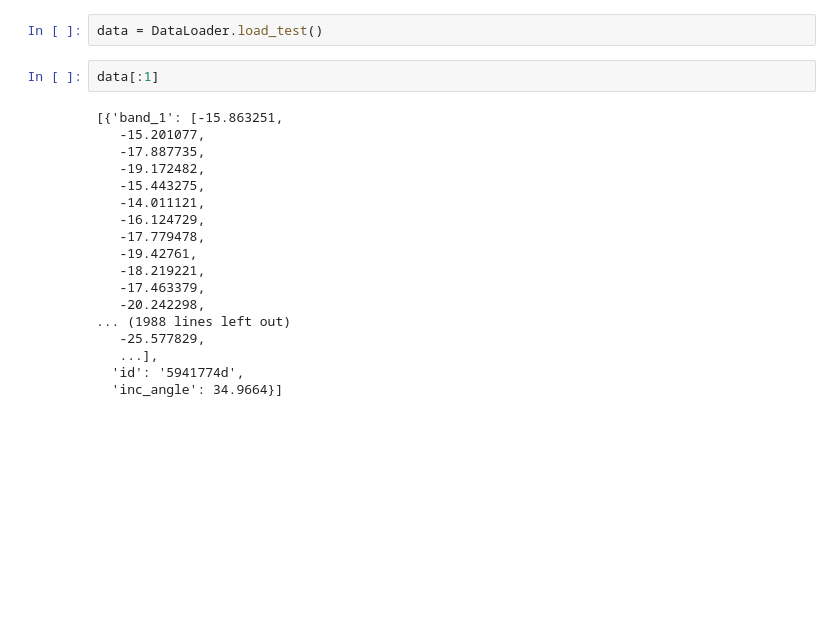
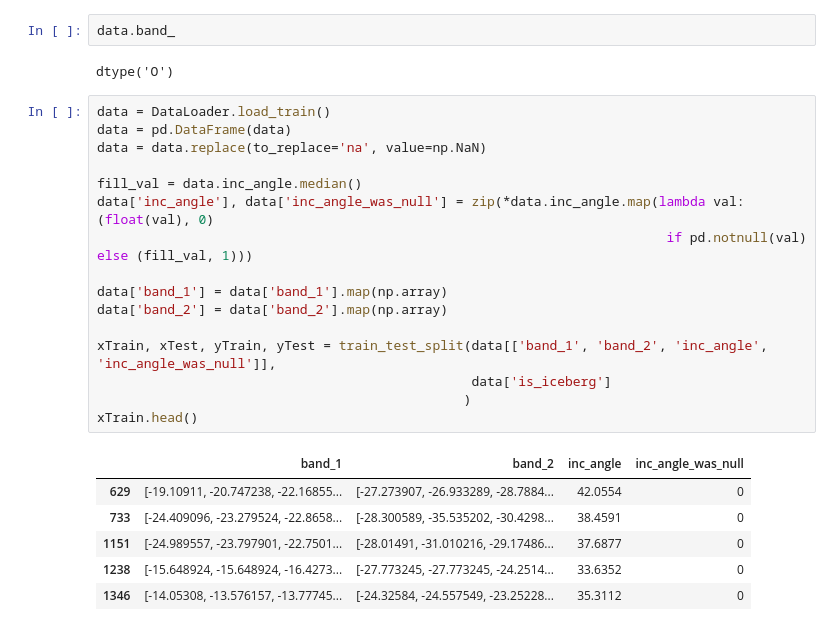
Before and after one commit to Webstep/StatoilCCoreKaggle, a Jupyter notebook: notebooks/milesg-Nothing-to-see-here.ipynb, the cells around one changed output. Saved outputs shown, nothing was run; the diff lists cells and outputs as text; blank space fills up the shorter version.

```diff
--- a/notebooks/milesg-Nothing-to-see-here.ipynb
+++ b/notebooks/milesg-Nothing-to-see-here.ipynb
@@ -15,22 +29,27 @@ Appending "/code/notebooks/.." to path
-# %%
-data = DataLoader.load_test()
 # %%
-data[:1]
+data.band_
 # %% [output]
-[{'band_1': [-15.863251,
-   -15.201077,
-   -17.887735,
-   -19.172482,
-   -15.443275,
-   -14.011121,
-   -16.124729,
-   -17.779478,
-   -19.42761,
-   -18.219221,
-   -17.463379,
-   -20.242298,
-... (1988 lines left out)
-   -25.577829,
-   ...],
-  'id': '5941774d',
-  'inc_angle': 34.9664}]
+dtype('O')
+# %%
+data = DataLoader.load_train()
+data = pd.DataFrame(data)
+data = data.replace(to_replace='na', value=np.NaN)
+
+fill_val = data.inc_angle.median()
+data['inc_angle'], data['inc_angle_was_null'] = zip(*data.inc_angle.map(lambda val: (float(val), 0)
+                                                                         if pd.notnull(val) else (fill_val, 1)))
+
+data['band_1'] = data['band_1'].map(np.array)
+data['band_2'] = data['band_2'].map(np.array)
+
+xTrain, xTest, yTrain, yTest = train_test_split(data[['band_1', 'band_2', 'inc_angle', 'inc_angle_was_null']],
+                                                data['is_iceberg']
+                                               )
+xTrain.head()
+# %% [output]
+|  | band_1 | band_2 | inc_angle | inc_angle_was_null |
+| 629 | [-19.10911, -20.747238, -22.16855... | [-27.273907, -26.933289, -28.7884... | 42.0554 | 0 |
+| 733 | [-24.409096, -23.279524, -22.8658... | [-28.300589, -35.535202, -30.4298... | 38.4591 | 0 |
+| 1151 | [-24.989557, -23.797901, -22.7501... | [-28.01491, -31.010216, -29.17486... | 37.6877 | 0 |
+| 1238 | [-15.648924, -15.648924, -16.4273... | [-27.773245, -27.773245, -24.2514... | 33.6352 | 0 |
+| 1346 | [-14.05308, -13.576157, -13.77745... | [-24.32584, -24.557549, -23.25228... | 35.3112 | 0 |
```
Also changed, not shown: parts of 8 cells of this notebook, 2 other files.
